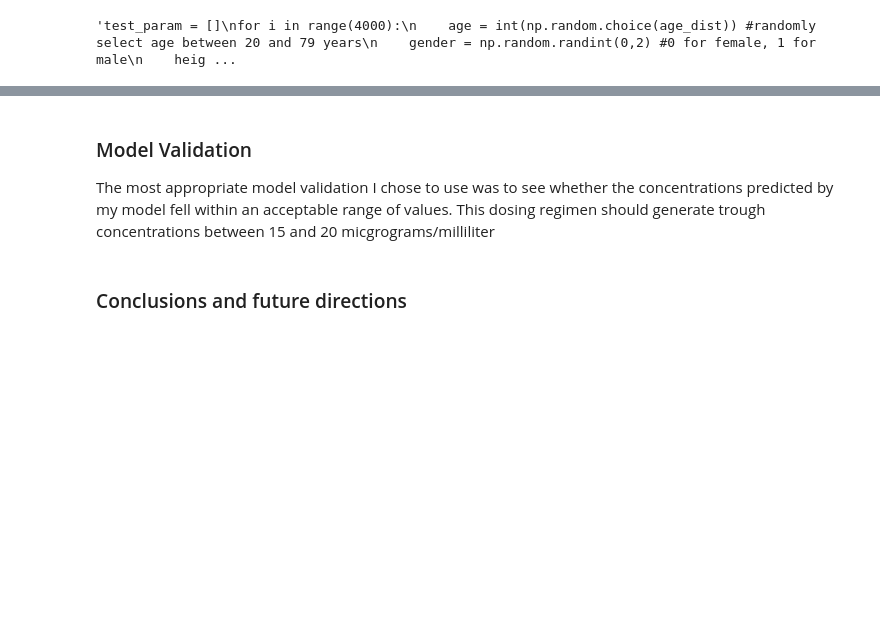
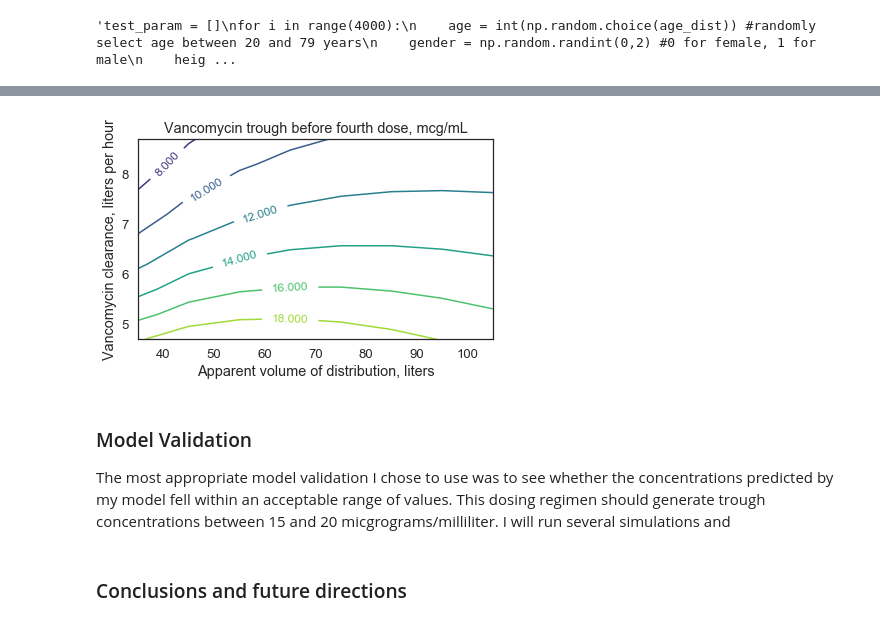
Before and after one commit to hillt5/DATA604, a Jupyter notebook: DATA604_Final_Project_Thomas_Hill.ipynb, the cells around one changed output, grey strips where cells are left out. Saved outputs shown, nothing was run; the diff lists cells and outputs as text; code cells hidden in the pictures; blank space fills up the shorter version.

```diff
--- a/DATA604_Final_Project_Thomas_Hill.ipynb
+++ b/DATA604_Final_Project_Thomas_Hill.ipynb
@@ -243,0 +304,17 @@ plot_concentration(test_results)
+# %%
+CL_array = linspace(4.7, 8.7, 9)
+V_array = linspace(35, 105, 8)
+
+def sweep_CL(CL_array, V, loading):
+    sweep = SweepSeries()
+    for CL in CL_array:
+        system = make_sweep_system(CL, V, loading)
+        results = run_simulation(system, update_func)
+        sweep[system.CL] = get_first_trough_sweep(results)
+    return sweep
+
+def sweep_parameters(CL_array, V_array, loading):
+    frame = SweepFrame(columns=V_array)
+    for V in V_array:
+        frame[V] = sweep_CL(CL_array, V, loading)
+    return frame
@@ -244,7 +325,15 @@ plot_concentration(test_results)
+# %%
+contour(trough_sweep)
+
+decorate(xlabel='Apparent volume of distribution, liters',
+         ylabel='Vancomycin clearance, liters per hour',
+         title='Vancomycin trough before fourth dose, mcg/mL')
+# %% [output]
+[figure, added]
 # %% [markdown]
 ### Model Validation
 
-The most appropriate model validation I chose to use was to see whether the concentrations predicted by my model fell within an acceptable range of values. This dosing regimen should generate trough concentrations between 15 and 20 micgrograms/milliliter
+The most appropriate model validation I chose to use was to see whether the concentrations predicted by my model fell within an acceptable range of values. This dosing regimen should generate trough concentrations between 15 and 20 micgrograms/milliliter. I will run several simulations and
 # %% [markdown]
 ### Conclusions and future directions
 # %% [markdown]
```
Also changed, not shown: parts of 12 cells of this notebook.
